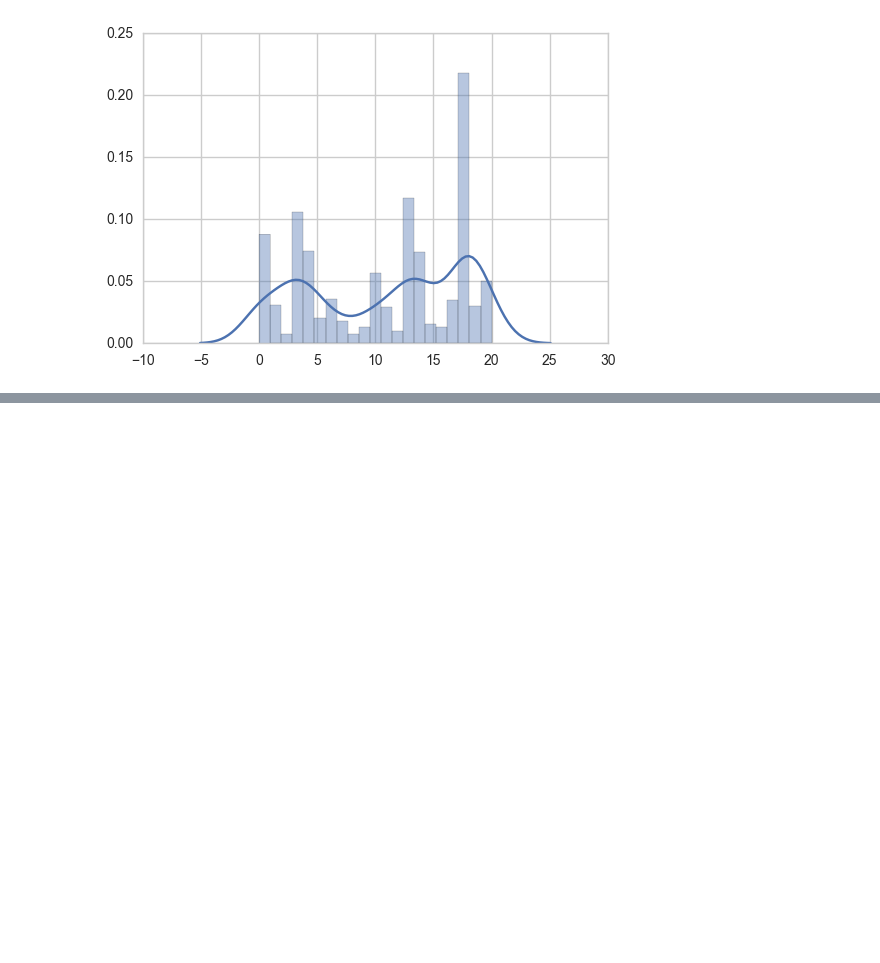
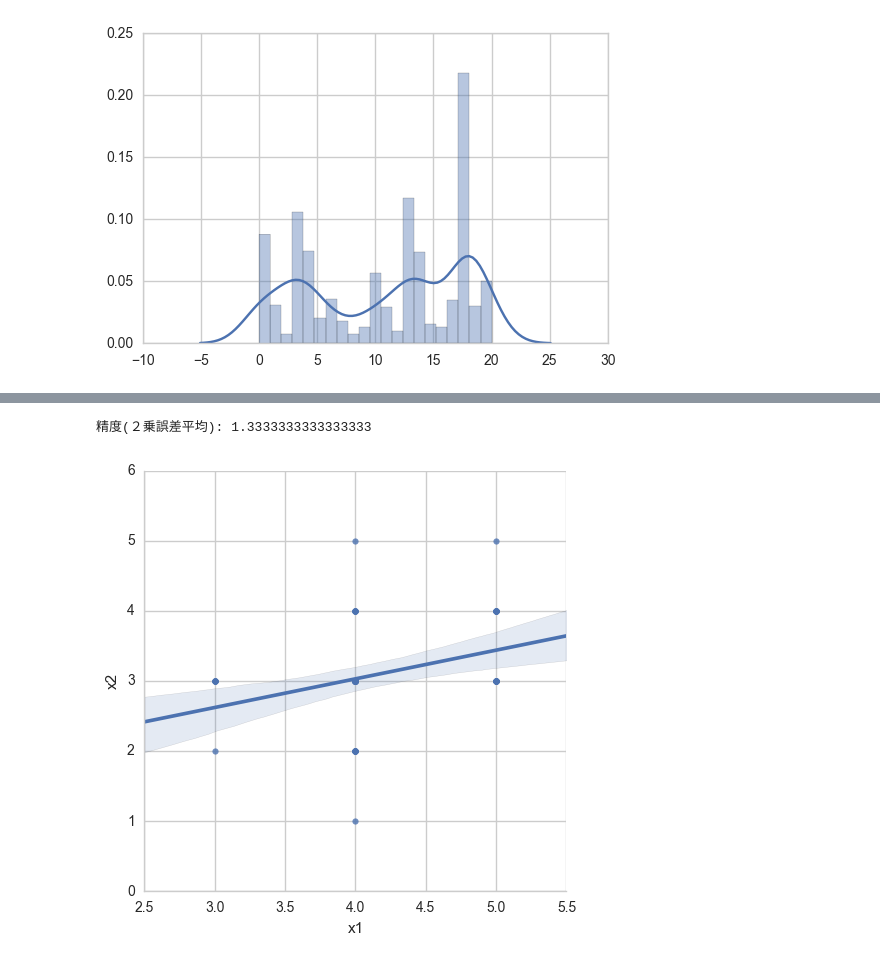
Before and after one commit to ohmuraken/vasily_intern_challenge, a Jupyter notebook: vasily_intern_challenge.ipynb, the cells around one changed output, grey strips where cells are left out. Saved outputs shown, nothing was run; the diff lists cells and outputs as text; code cells hidden in the pictures; blank space fills up the shorter version.

```diff
--- a/vasily_intern_challenge.ipynb
+++ b/vasily_intern_challenge.ipynb
@@ -183,0 +173,24 @@ array([[ 1.        , -0.06994293],
+# %%
+# 相関の強さからuserを探す
+def get_corrcoef_df(user_corrcoef):
+    corrcoef_df  = DataFrame({"user_id": list(user_corrcoef.keys()), "corrcoef": list(user_corrcoef.values())})
+    sorted_corrcoef = sorted(corrcoef_df["corrcoef"], reverse=True)
+    corrcoef_df = corrcoef_df.sort_values(by="corrcoef", ascending=False)
+    return corrcoef_df
+# %%
+# レコメンドするmovie_idと相関が強いuser_idを返す
+def get_recommendation(corrcoef_df, user_movie_rating_df, target_user_id):
+    recommendation_user_id = np.array(corrcoef_df["user_id"])[0] # 相関の上位1つ
+    # 相関の強いユーザが高評価(rating5)していて, 自分が観ていない物をレコメンドする
+    recommendation_movie_id = np.where((user_movie_rating_df.ix[target_user_id]==0)&(user_movie_rating_df.ix[recommendation_user_id]==5))[0]
+    recommendation_movie_id += 1 # 映画のidは1スタートなので
+    return recommendation_user_id, recommendation_movie_id
+# %%
+# 精度検証 (２乗誤差平均を返す)
+def check_square_error_average(test_user_movie_rating_df, target_user_id, recommand_movie_id):
+    target_user_rating = np.array(test_user_movie_rating_df.ix[target_user_id][movie_id])
+    # 評価には観ていたものだけを使う
+    target_user_rating = target_user_rating[np.nonzero(target_user_rating)]
+    # get_recommendationの際に, 相関の強いユーザが高評価(rating 5)の物を取ってきたので
+    # 評価値5との誤差を返す
+    return np.mean(np.square(target_user_rating-5))
@@ -183,0 +199,4 @@ array([[ 1.        , -0.06994293],
+# %%
+# データの読み込み
+train_user_movie_rating_df = user_movie_rating_df(train_df, u_user_df)
+test_user_movie_rating_df = user_movie_rating_df(test_df, u_user_df)
@@ -183,0 +207,11 @@ array([[ 1.        , -0.06994293],
+# %%
+# OverView
+target_user_id = 60
+user_corrcoef = get_user_corrcoef(target_user_id, train_user_movie_rating_df)
+corrcoef_df = get_corrcoef_df(user_corrcoef)
+recommand_user_id, recommand_movie_id = get_recommendation(corrcoef_df, train_user_movie_rating_df, target_user_id)
+corrcoef_user_plot(train_user_movie_rating_df, target_user_id, recommand_user_id)
+print("精度(２乗誤差平均): {}".format(check_square_error_average(test_user_movie_rating_df, target_user_id, recommand_movie_id)))
+# %% [output]
+精度(２乗誤差平均): 1.3333333333333333
+[figure, added]
```
Also changed, not shown: parts of 28 cells of this notebook.
